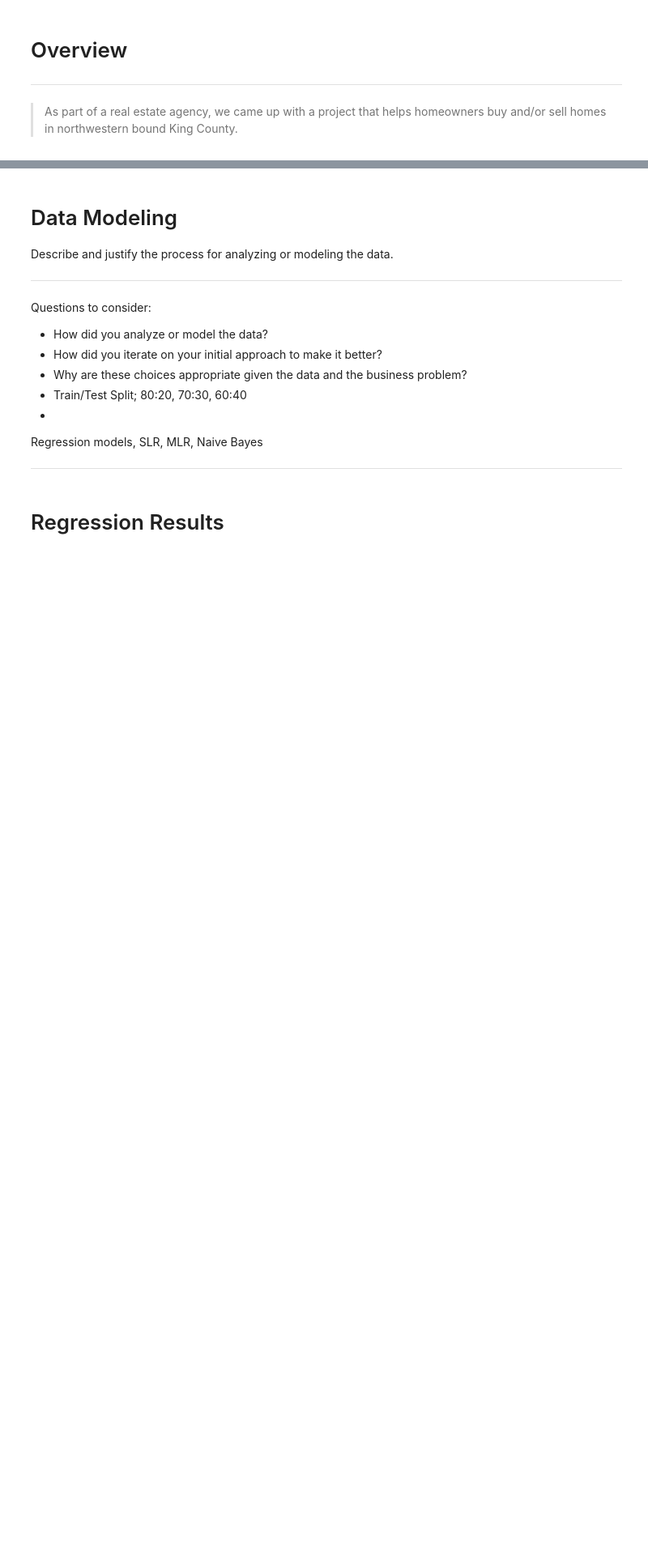
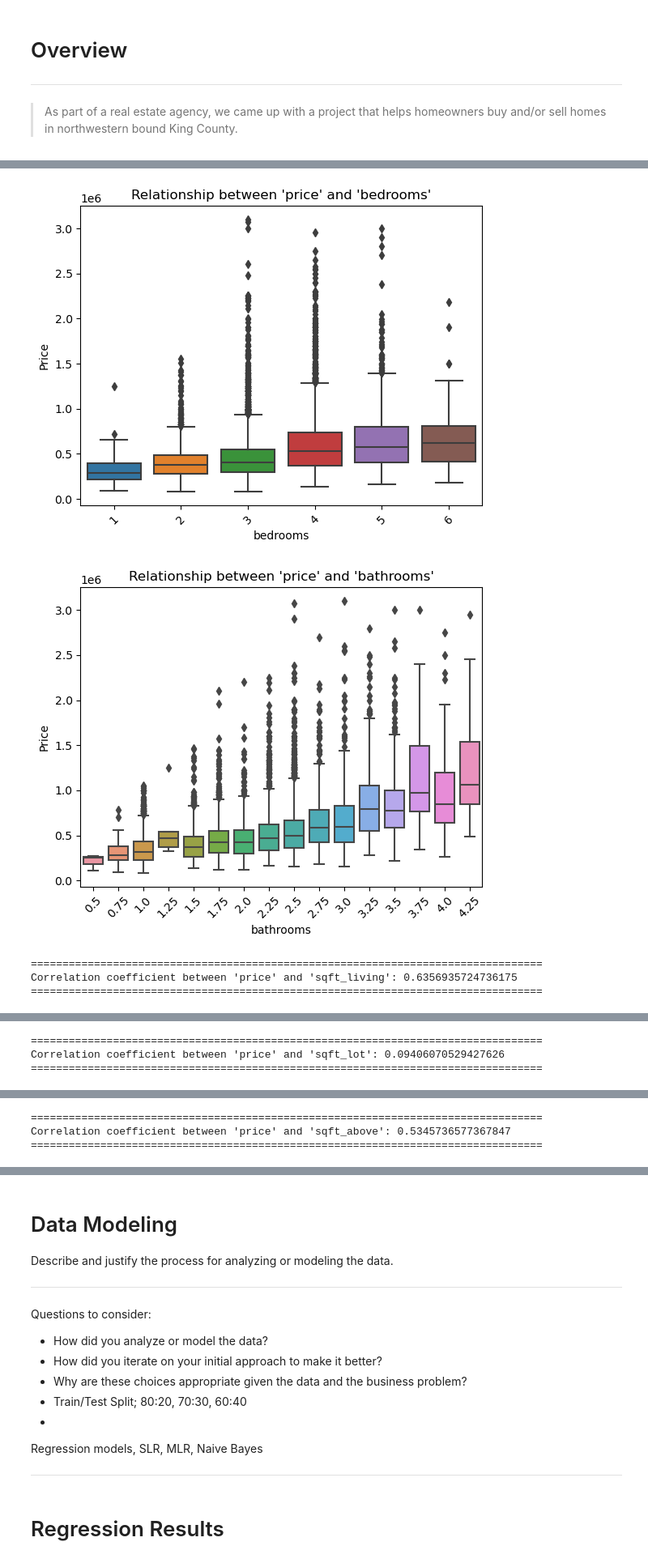
Before and after one commit to Misfit911/King-County-House-Pricing-Model, a Jupyter notebook: student.ipynb, the cells around one changed output, grey strips where cells are left out. Shown at 81% size. Drawn from its saved outputs; the diff is of its cells as text; code cells hidden in the pictures; blank space fills up the shorter version.

```diff
--- a/student.ipynb
+++ b/student.ipynb
@@ -160,0 +228,4 @@ Data Analysis: EDA (univariate, bivariate, multivariate), Plots
+# %%
+# Date into date format(YYYY-MM-DD)
+data['date'] = pd.to_datetime(data['date'])
+data['date'].info()
@@ -160,0 +461,35 @@ Data Analysis: EDA (univariate, bivariate, multivariate), Plots
+# %%
+def correlation_and_scatterplots(data,discrete_columns, exclude_columns=[]):
+
+  for col in data.columns:
+
+    if col in discrete_columns:
+
+        sns.boxplot(data=data, x=col, y='price')
+        # sns.swarmplot(data=data, x=col, y='price')  # Uncomment this line for swarm plot instead of box plot
+        plt.title(f"Relationship between 'price' and '{col}'")
+        plt.xlabel(col)
+        plt.ylabel('Price')
+        plt.xticks(rotation=45)  # Rotate x-axis labels for better readability if needed
+        plt.show()
+    elif pd.api.types.is_numeric_dtype(data[col]) and col not in exclude_columns:
+        correlation = data['price'].corr(data[col])
+        print("=================================================================================")
+        print(f"Correlation coefficient between 'price' and '{col}': {correlation}")
+        print("=================================================================================")
+        sns.scatterplot(data=data, x=col, y='price', alpha=0.5)
+        plt.title(f"Scatter plot of 'price' vs '{col}'")
+        plt.xlabel(col)
+        plt.ylabel('Price')
+        plt.grid(True)
+        plt.show()
+
+exclude = ['id', 'zipcode', 'yr_renovated','price' ,'view_numerical','condition_numerical']
+discrete_columns = ['bedrooms', 'bathrooms', 'floors', 'view', 'condition', 'grade','waterfront',]
+correlation_and_scatterplots(clean_data,discrete_columns, exclude_columns=exclude)
+# %% [output]
+[figure, added]
+[figure, added]
+=================================================================================
+Correlation coefficient between 'price' and 'sqft_living': 0.6356935724736175
+=================================================================================
@@ -160,0 +497,3 @@ Data Analysis: EDA (univariate, bivariate, multivariate), Plots
+=================================================================================
+Correlation coefficient between 'price' and 'sqft_lot': 0.09406070529427626
+=================================================================================
@@ -160,0 +506,3 @@ Data Analysis: EDA (univariate, bivariate, multivariate), Plots
+=================================================================================
+Correlation coefficient between 'price' and 'sqft_above': 0.5345736577367847
+=================================================================================
```
Also changed, not shown: parts of 57 cells of this notebook, 1 other file.
